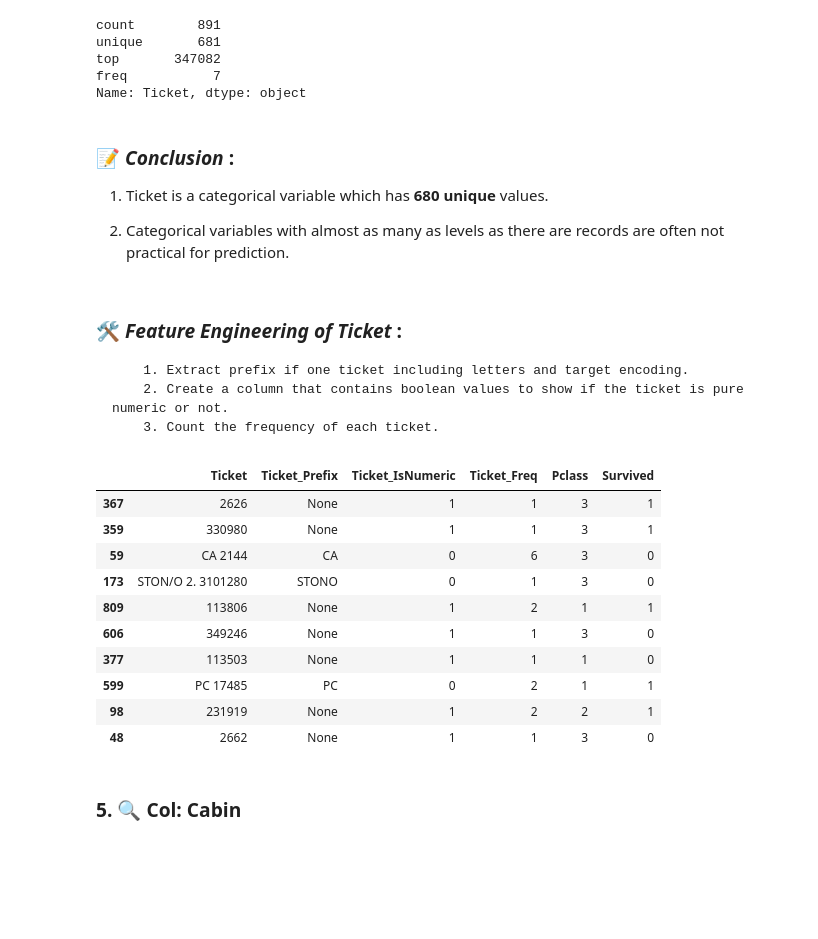
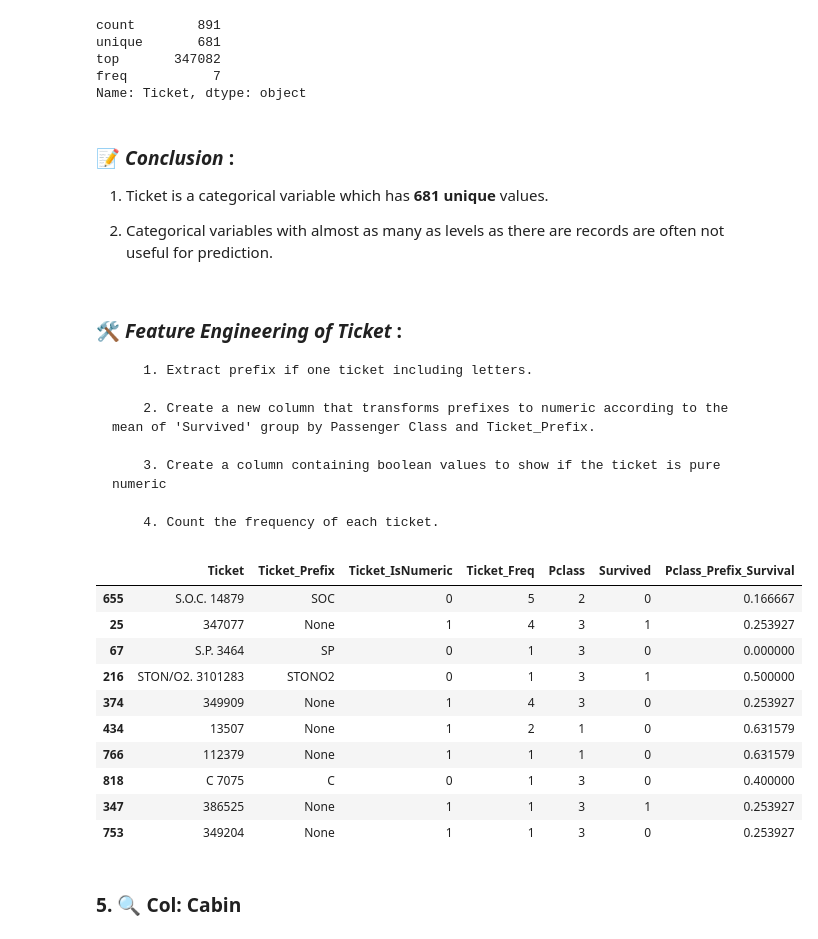
Before and after one commit to yigaai/StoryTelling_with_Data_myTelescope, a Jupyter notebook: titanic-survival-prediction.ipynb, the cells around one changed output. Drawn from its saved outputs; the diff is of its cells as text; code cells hidden in the pictures; blank space fills up the shorter version.

Commit message:
Kaggle Notebook | Titanic_Survival_Prediction  | Titanic_Survival_Prediction

```diff
--- a/titanic-survival-prediction.ipynb
+++ b/titanic-survival-prediction.ipynb
@@ -172,6 +182,4 @@ df.drop(['PassengerId'], axis=1, inplace=True)
 * Convert to numerical features which would be better for prediciton.
 # %%
 sex = pd.get_dummies(df['Sex'], drop_first=True, dtype=int)
-df = pd.concat([df,sex], axis=1)
-df.drop('Sex', axis=1, inplace=True)
-df = df.rename(columns = {'male':'Sex'})
+df = pd.concat([df, sex], axis=1)
@@ -178,3 +188,5 @@ df = df.rename(columns = {'male':'Sex'})
+# %%
+df.rename(columns = {'male':'Sex'}, inplace=True)
 # %% [markdown]
 ### 3. 🔍 **Col: Age**
 # %%
@@ -231,2 +259,2 @@ plt.show()
 # %%
-df.groupby('Pclass')['Age'].median()
+df['Age'] = df.groupby(['Pclass', 'Sex'])['Age'].transform(lambda x: x.fillna(x.median()))
@@ -253,5 +261,3 @@ def impute_ages(cols):
-# %%
-df['Age'] = df[['Age', 'Pclass']].apply(impute_ages, axis=1)
 # %%
 sns.heatmap(df.isnull(), yticklabels=False, cbar=False)
 # %% [output]
@@ -284,40 +290,45 @@ Name: Ticket, dtype: object
 # %% [markdown]
 ### 📝 ***Conclusion*** :
 
-1. Ticket is a categorical variable which has **680 unique** values.
+1. Ticket is a categorical variable which has **681 unique** values.
 
-2. Categorical variables with almost as many as levels as there are records are often not practical for prediction.
+2. Categorical variables with almost as many as levels as there are records are often not useful for prediction.
 # %% [markdown]
 ### 🛠️ ***Feature Engineering of Ticket*** :
-        1. Extract prefix if one ticket including letters and target encoding.
-        2. Create a column that contains boolean values to show if the ticket is pure numeric or not.
-        3. Count the frequency of each ticket.
+        1. Extract prefix if one ticket including letters.
+
+        2. Create a new column that transforms prefixes to numeric according to the mean of 'Survived' group by Passenger Class and Ticket_Prefix.
+
+        3. Create a column containing boolean values to show if the ticket is pure numeric
+
+        4. Count the frequency of each ticket.
 # %%
 def extract_prefix(ticket):
     parts = ticket.replace('.', '').replace('/','').split()
     prefix = [p for p in parts if not p.isdigit()]
     return prefix[0] if prefix else 'None'
 
 df['Ticket_Prefix'] = df['Ticket'].apply(extract_prefix)
+df['Pclass_Prefix_Survival'] = df.groupby(['Pclass', 'Ticket_Prefix'])['Survived'].transform('mean')
 
 df['Ticket_IsNumeric'] = df['Ticket'].apply(lambda x: x.isdigit()).astype(int)
 
 ticket_counts = df['Ticket'].value_counts()
 df['Ticket_Freq'] = df['Ticket'].map(ticket_counts)
 
-df[['Ticket', 'Ticket_Prefix', 'Ticket_IsNumeric', 'Ticket_Freq', 'Pclass','Survived']].sample(10)
+df[['Ticket', 'Ticket_Prefix', 'Ticket_IsNumeric', 'Ticket_Freq', 'Pclass','Survived', 'Pclass_Prefix_Survival']].sample(10)
 # %% [output]
-|  | Ticket | Ticket_Prefix | Ticket_IsNumeric | Ticket_Freq | Pclass | Survived |
-| 367 | 2626 | None | 1 | 1 | 3 | 1 |
-| 359 | 330980 | None | 1 | 1 | 3 | 1 |
-| 59 | CA 2144 | CA | 0 | 6 | 3 | 0 |
-| 173 | STON/O 2. 3101280 | STONO | 0 | 1 | 3 | 0 |
-| 809 | 113806 | None | 1 | 2 | 1 | 1 |
-| 606 | 349246 | None | 1 | 1 | 3 | 0 |
-| 377 | 113503 | None | 1 | 1 | 1 | 0 |
-| 599 | PC 17485 | PC | 0 | 2 | 1 | 1 |
-| 98 | 231919 | None | 1 | 2 | 2 | 1 |
-| 48 | 2662 | None | 1 | 1 | 3 | 0 |
+|  | Ticket | Ticket_Prefix | Ticket_IsNumeric | Ticket_Freq | Pclass | Survived | Pclass_Prefix_Survival |
+| 655 | S.O.C. 14879 | SOC | 0 | 5 | 2 | 0 | 0.166667 |
+| 25 | 347077 | None | 1 | 4 | 3 | 1 | 0.253927 |
+| 67 | S.P. 3464 | SP | 0 | 1 | 3 | 0 | 0.000000 |
+| 216 | STON/O2. 3101283 | STONO2 | 0 | 1 | 3 | 1 | 0.500000 |
+| 374 | 349909 | None | 1 | 4 | 3 | 0 | 0.253927 |
+| 434 | 13507 | None | 1 | 2 | 1 | 0 | 0.631579 |
+| 766 | 112379 | None | 1 | 1 | 1 | 0 | 0.631579 |
+| 818 | C 7075 | C | 0 | 1 | 3 | 0 | 0.400000 |
+| 347 | 386525 | None | 1 | 1 | 3 | 1 | 0.253927 |
+| 753 | 349204 | None | 1 | 1 | 3 | 0 | 0.253927 |
 # %% [markdown]
 ### 5. 🔍 **Col: Cabin**
 # %%
```
Also changed, not shown: parts of 23 cells of this notebook.
